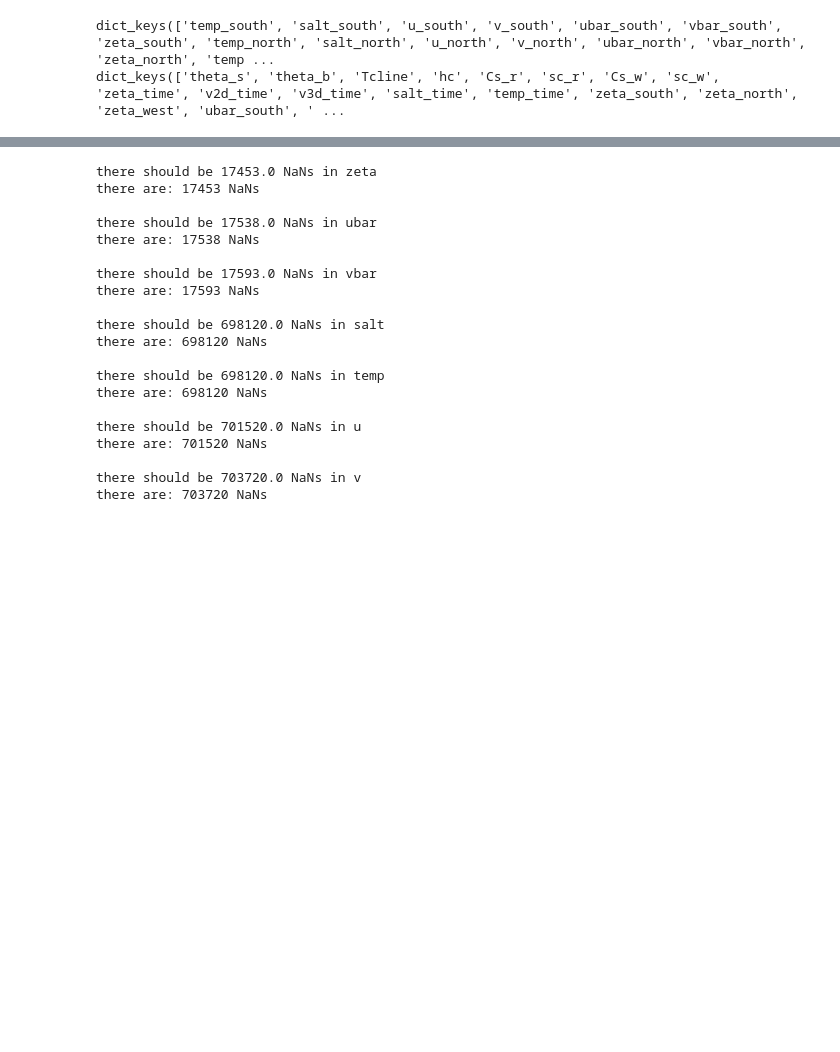
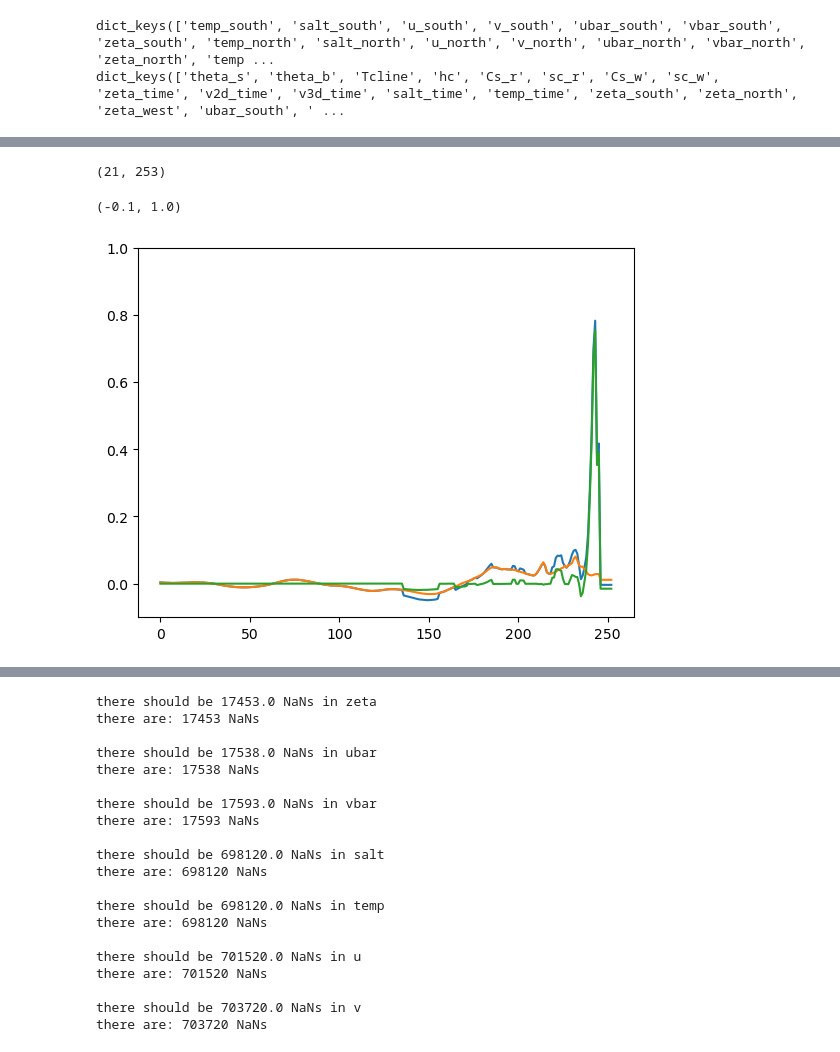
Before and after one commit to mspydell/PFM, a Jupyter notebook: driver/debugging_LV1.ipynb, the cells around one changed output, grey strips where cells are left out. Drawn from its saved outputs; the diff is of its cells as text; code cells hidden in the pictures; blank space fills up the shorter version.

```diff
--- a/driver/debugging_LV1.ipynb
+++ b/driver/debugging_LV1.ipynb
@@ -20,0 +48,17 @@ dict_keys(['theta_s', 'theta_b', 'Tcline', 'hc', 'Cs_r', 'sc_r', 'Cs_w', 'sc_w',
+# %%
+vv = bc1.variables['vbar_south'][:]
+v2 = ic1.variables['vbar'][:]
+print(np.shape(vv))
+fig, ax = plt.subplots()
+#p0=ax[0].imshow(vv[:,:], interpolation='none',origin='lower')
+#fig.colorbar(p0, ax=ax[0],location='bottom')
+p0=ax.plot(vv[0,:])
+p1=ax.plot(v2[0,0,:])
+p3=ax.plot(vv[0,:]-v2[0,0,:])
+ax.set_ylim([-.1, 1])
+#p1=ax[1].imshow(v2[0,:,:], interpolation='none',origin='lower')
+#fig.colorbar(p1, ax=ax[1],location='bottom')
+# %% [output]
+(21, 253)
+(-0.1, 1.0)
+[figure, added]
```
Also changed, not shown: parts of 20 cells of this notebook, 3 other files.
